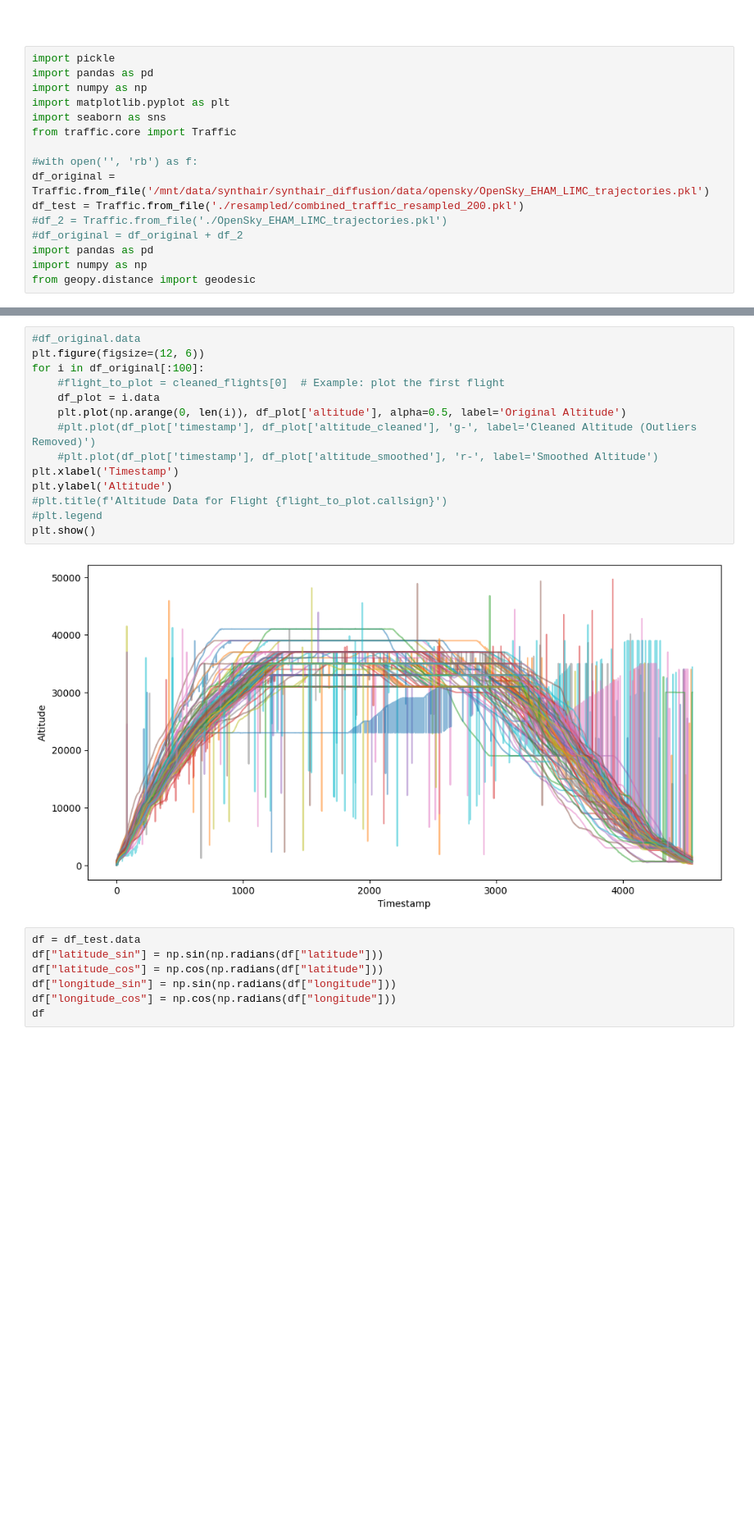
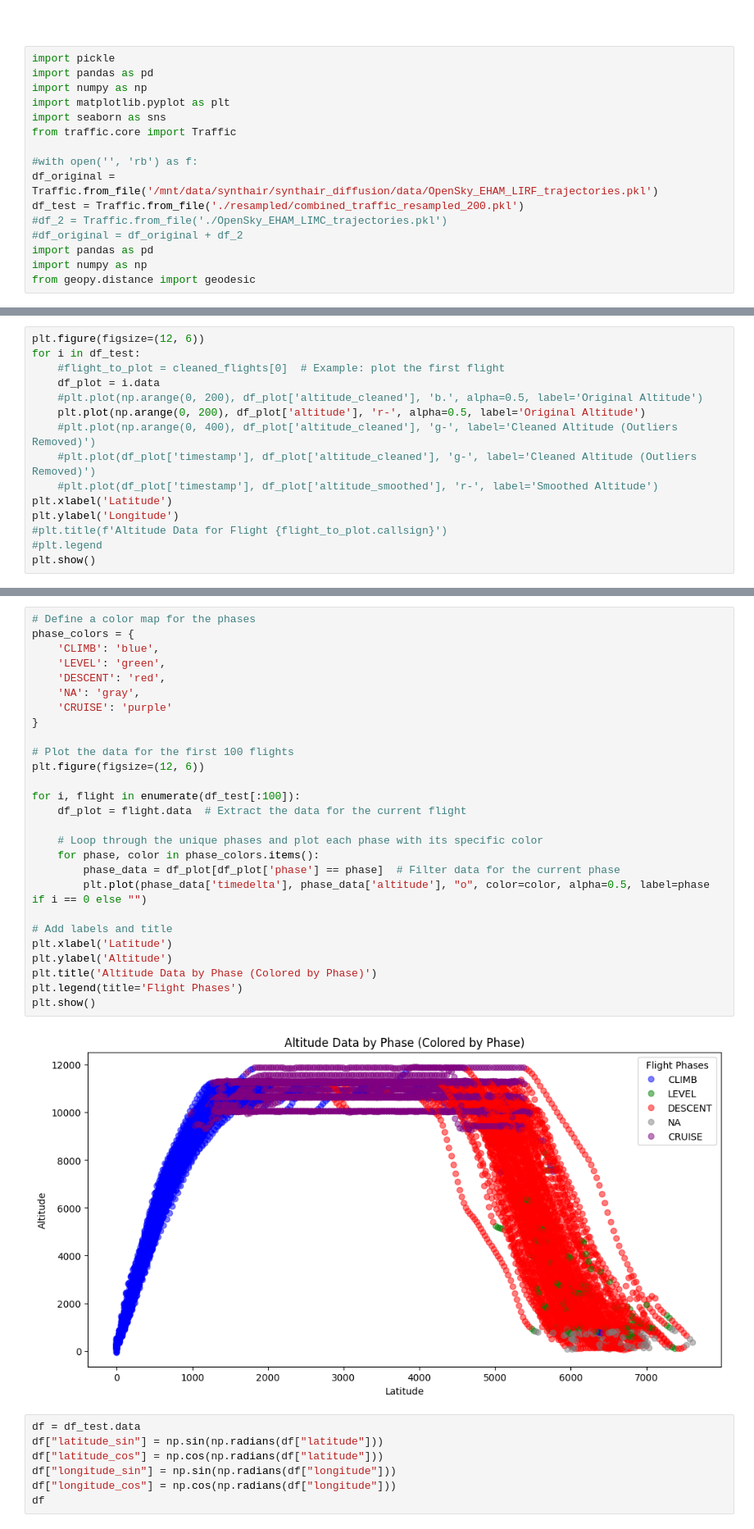
Before and after one commit to SynthAIr/DM_FM_Trajectories, a Jupyter notebook: src/data/OpenSky_viewer.ipynb, the cells around one changed output, grey strips where cells are left out. Shown at 82% size. Drawn from its saved outputs; the diff is of its cells as text; blank space fills up the shorter version.

```diff
--- a/src/data/OpenSky_viewer.ipynb
+++ b/src/data/OpenSky_viewer.ipynb
@@ -9,7 +9,7 @@ import seaborn as sns
 from traffic.core import Traffic
 
 #with open('', 'rb') as f:
-df_original = Traffic.from_file('/mnt/data/synthair/synthair_diffusion/data/opensky/OpenSky_EHAM_LIMC_trajectories.pkl')
+df_original = Traffic.from_file('/mnt/data/synthair/synthair_diffusion/data/OpenSky_EHAM_LIRF_trajectories.pkl')
 df_test = Traffic.from_file('./resampled/combined_traffic_resampled_200.pkl')
 #df_2 = Traffic.from_file('./OpenSky_EHAM_LIMC_trajectories.pkl')
 #df_original = df_original + df_2
@@ -34,0 +43,15 @@ df_test.data
+# %%
+plt.figure(figsize=(12, 6))
+for i in df_test:
+    #flight_to_plot = cleaned_flights[0]  # Example: plot the first flight
+    df_plot = i.data
+    #plt.plot(np.arange(0, 200), df_plot['altitude_cleaned'], 'b.', alpha=0.5, label='Original Altitude')
+    plt.plot(np.arange(0, 200), df_plot['altitude'], 'r-', alpha=0.5, label='Original Altitude')
+    #plt.plot(np.arange(0, 400), df_plot['altitude_cleaned'], 'g-', label='Cleaned Altitude (Outliers Removed)')
+    #plt.plot(df_plot['timestamp'], df_plot['altitude_cleaned'], 'g-', label='Cleaned Altitude (Outliers Removed)')
+    #plt.plot(df_plot['timestamp'], df_plot['altitude_smoothed'], 'r-', label='Smoothed Altitude')
+plt.xlabel('Latitude')
+plt.ylabel('Longitude')
+#plt.title(f'Altitude Data for Flight {flight_to_plot.callsign}')
+#plt.legend
+plt.show()
@@ -35,19 +60,32 @@ df_test.data
 # %%
-#df_original.data
+# Define a color map for the phases
+phase_colors = {
+    'CLIMB': 'blue',
+    'LEVEL': 'green',
+    'DESCENT': 'red',
+    'NA': 'gray',
+    'CRUISE': 'purple'
+}
+
+# Plot the data for the first 100 flights
 plt.figure(figsize=(12, 6))
-for i in df_original[:100]:
-    #flight_to_plot = cleaned_flights[0]  # Example: plot the first flight
-    df_plot = i.data
-    plt.plot(np.arange(0, len(i)), df_plot['altitude'], alpha=0.5, label='Original Altitude')
-    #plt.plot(df_plot['timestamp'], df_plot['altitude_cleaned'], 'g-', label='Cleaned Altitude (Outliers Removed)')
-    #plt.plot(df_plot['timestamp'], df_plot['altitude_smoothed'], 'r-', label='Smoothed Altitude')
-plt.xlabel('Timestamp')
+
+for i, flight in enumerate(df_test[:100]):
+    df_plot = flight.data  # Extract the data for the current flight
+
+    # Loop through the unique phases and plot each phase with its specific color
+    for phase, color in phase_colors.items():
+        phase_data = df_plot[df_plot['phase'] == phase]  # Filter data for the current phase
+        plt.plot(phase_data['timedelta'], phase_data['altitude'], "o", color=color, alpha=0.5, label=phase if i == 0 else "")
+
+# Add labels and title
+plt.xlabel('Latitude')
 plt.ylabel('Altitude')
-#plt.title(f'Altitude Data for Flight {flight_to_plot.callsign}')
-#plt.legend
+plt.title('Altitude Data by Phase (Colored by Phase)')
+plt.legend(title='Flight Phases')
 plt.show()
 # %% [output]
-[figure, old version]
+[figure, new version]
 # %%
 df = df_test.data
 df["latitude_sin"] = np.sin(np.radians(df["latitude"]))
```
Also changed, not shown: parts of 4 cells of this notebook, 8 other files.
